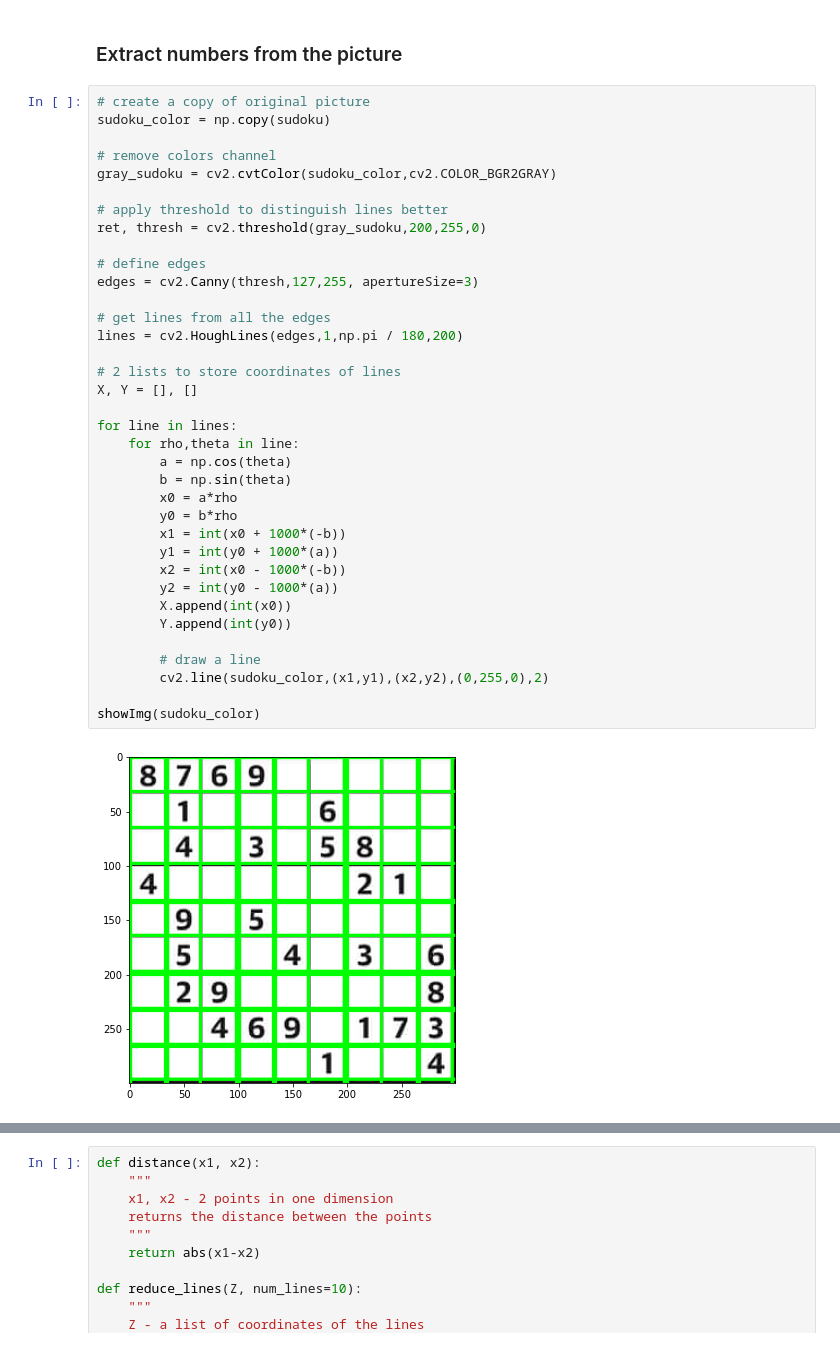
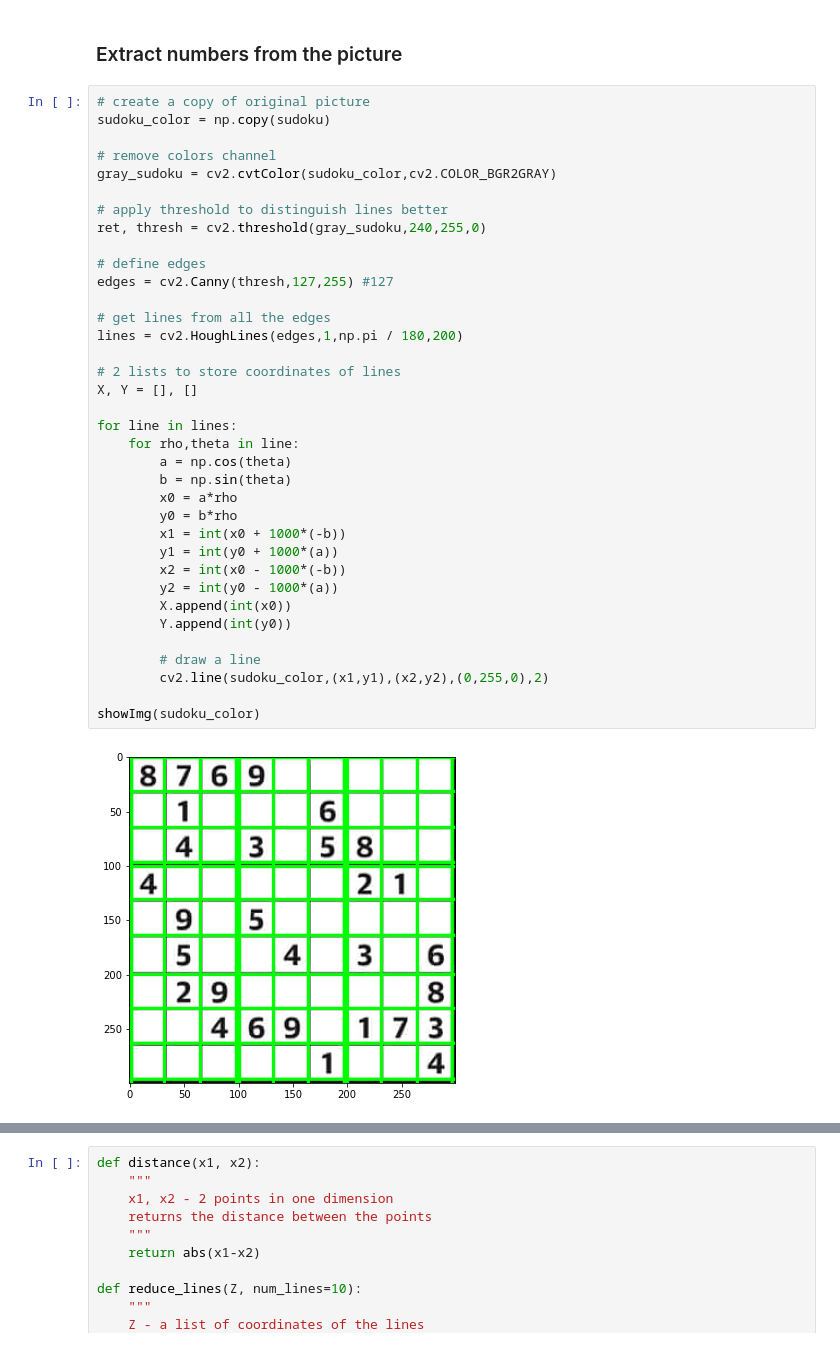
Before and after one commit to MarinaPlius/Sudoku_Solver, a Jupyter notebook: notebooks/Sudoku_solver.ipynb, the cells around one changed output, grey strips where cells are left out. Cells and saved outputs as stored; diff of their text form.

```diff
--- a/notebooks/Sudoku_solver.ipynb
+++ b/notebooks/Sudoku_solver.ipynb
@@ -36,33 +36,33 @@ sudoku_color = np.copy(sudoku)
 gray_sudoku = cv2.cvtColor(sudoku_color,cv2.COLOR_BGR2GRAY)
 
 # apply threshold to distinguish lines better
-ret, thresh = cv2.threshold(gray_sudoku,200,255,0)
+ret, thresh = cv2.threshold(gray_sudoku,240,255,0)
 
 # define edges
-edges = cv2.Canny(thresh,127,255, apertureSize=3)
+edges = cv2.Canny(thresh,127,255) #127
 
 # get lines from all the edges
 lines = cv2.HoughLines(edges,1,np.pi / 180,200)
 
 # 2 lists to store coordinates of lines
 X, Y = [], []
 
 for line in lines:
     for rho,theta in line:
         a = np.cos(theta)
         b = np.sin(theta)
         x0 = a*rho
         y0 = b*rho
         x1 = int(x0 + 1000*(-b))
         y1 = int(y0 + 1000*(a))
         x2 = int(x0 - 1000*(-b))
         y2 = int(y0 - 1000*(a))
         X.append(int(x0))
         Y.append(int(y0))
 
         # draw a line
         cv2.line(sudoku_color,(x1,y1),(x2,y2),(0,255,0),2)
 
 showImg(sudoku_color)
 # %% [output]
-[figure, old version]
+[figure, new version]
```
Also changed, not shown: parts of 4 cells of this notebook, 1 other file.
